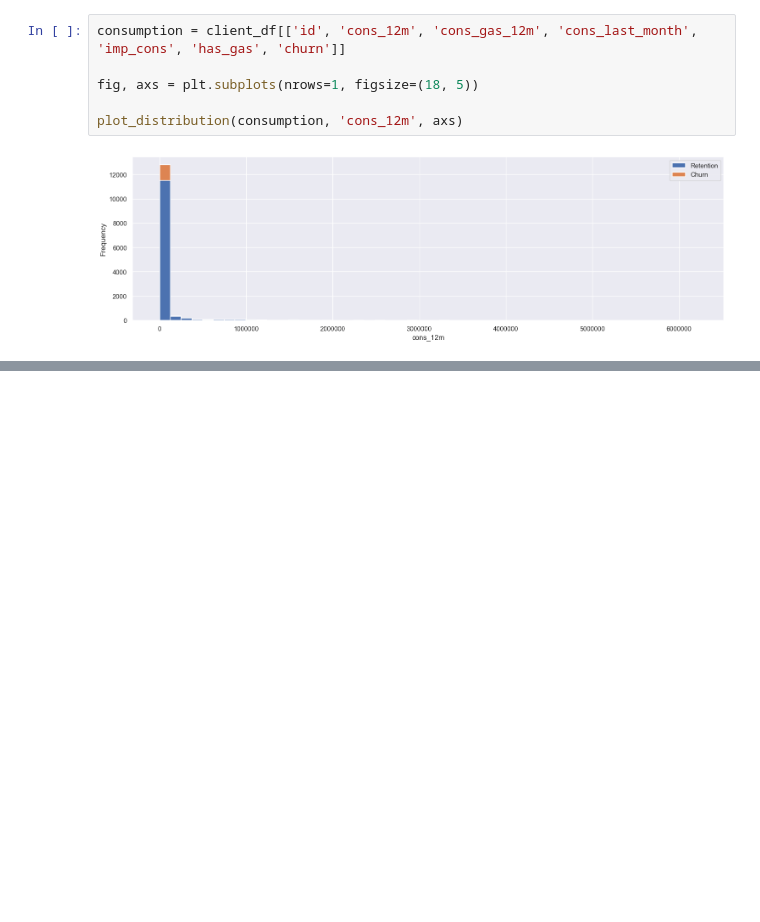
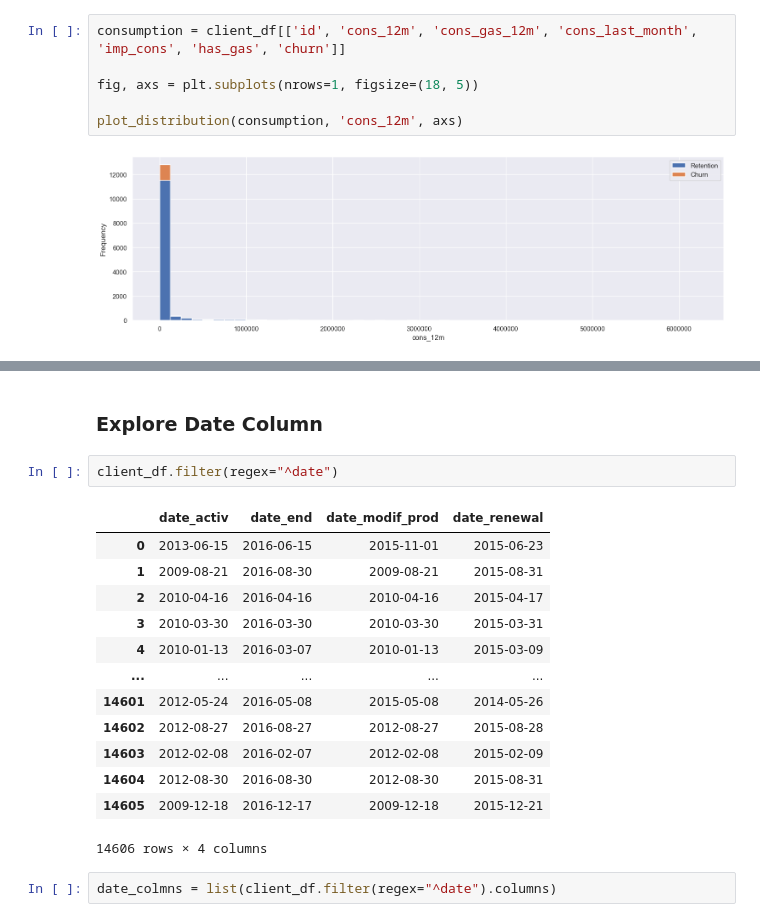
Before and after one commit to lawalsegun2025/forage_projects, a Jupyter notebook: 001_BCG_GAMMA_customer_churn_prediction/2_eda/notebook/eda_starter.ipynb, the cells around one changed output, grey strips where cells are left out. Saved outputs shown, nothing was run; the diff lists cells and outputs as text; blank space fills up the shorter version.

```diff
--- a/001_BCG_GAMMA_customer_churn_prediction/2_eda/notebook/eda_starter.ipynb
+++ b/001_BCG_GAMMA_customer_churn_prediction/2_eda/notebook/eda_starter.ipynb
@@ -293,0 +345,20 @@ There are no continuous features that are highly correlated to the target column
+# %% [markdown]
+### Explore Date Column
+# %%
+client_df.filter(regex="^date")
+# %% [output]
+|  | date_activ | date_end | date_modif_prod | date_renewal |
+| 0 | 2013-06-15 | 2016-06-15 | 2015-11-01 | 2015-06-23 |
+| 1 | 2009-08-21 | 2016-08-30 | 2009-08-21 | 2015-08-31 |
+| 2 | 2010-04-16 | 2016-04-16 | 2010-04-16 | 2015-04-17 |
+| 3 | 2010-03-30 | 2016-03-30 | 2010-03-30 | 2015-03-31 |
+| 4 | 2010-01-13 | 2016-03-07 | 2010-01-13 | 2015-03-09 |
+| ... | ... | ... | ... | ... |
+| 14601 | 2012-05-24 | 2016-05-08 | 2015-05-08 | 2014-05-26 |
+| 14602 | 2012-08-27 | 2016-08-27 | 2012-08-27 | 2015-08-28 |
+| 14603 | 2012-02-08 | 2016-02-07 | 2012-02-08 | 2015-02-09 |
+| 14604 | 2012-08-30 | 2016-08-30 | 2012-08-30 | 2015-08-31 |
+| 14605 | 2009-12-18 | 2016-12-17 | 2009-12-18 | 2015-12-21 |
+14606 rows × 4 columns
+# %%
+date_colmns = list(client_df.filter(regex="^date").columns)
```
Also changed, not shown: parts of 25 cells of this notebook.
